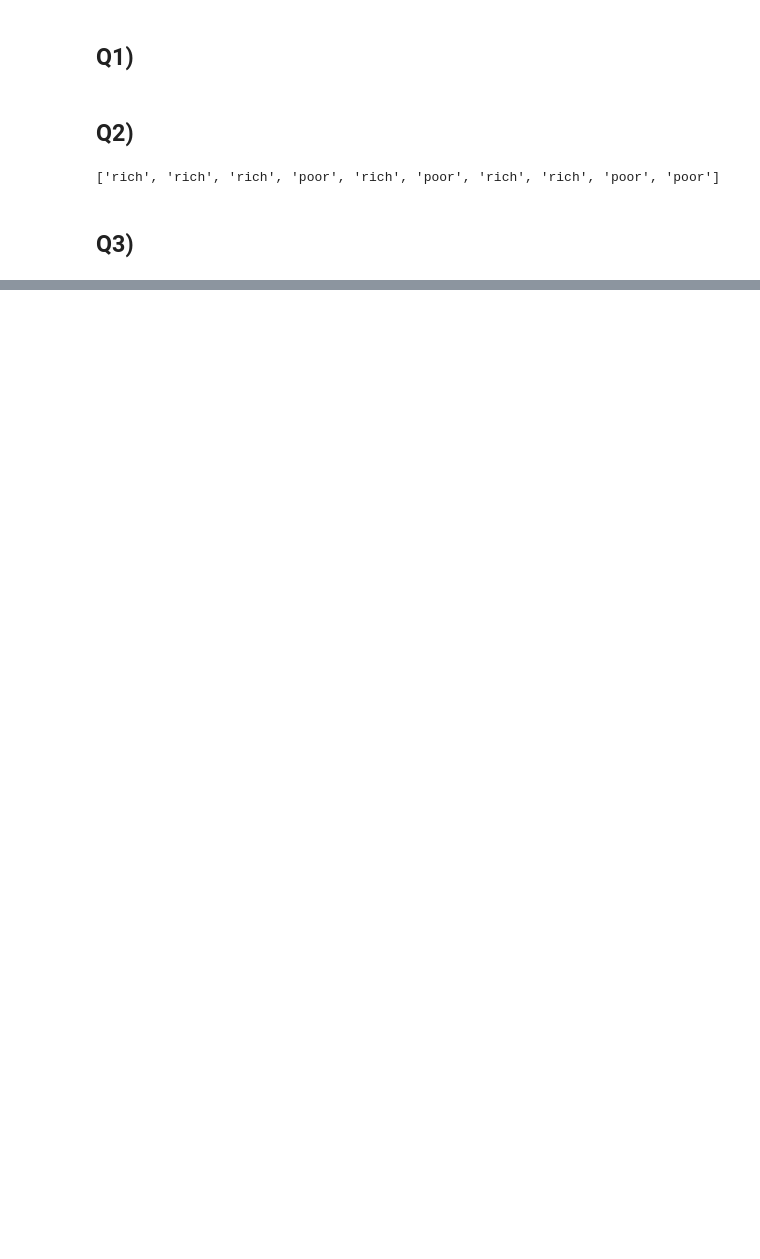
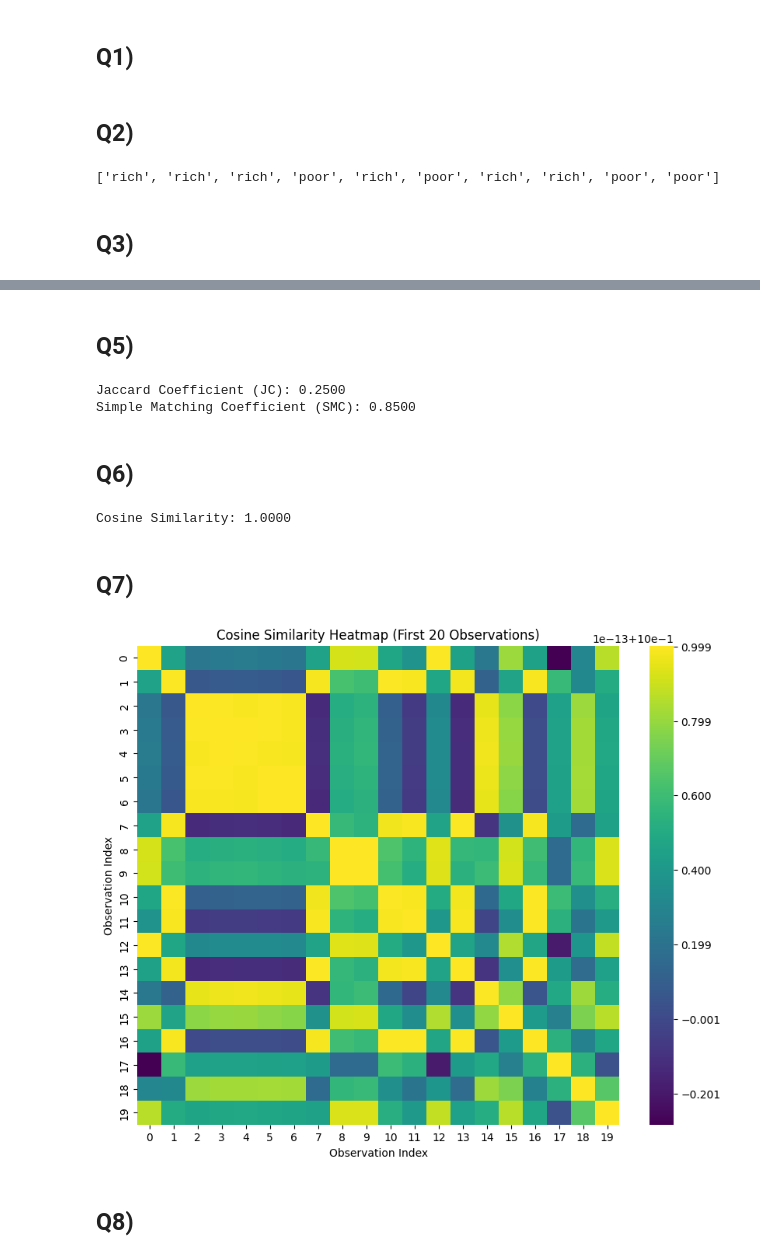
Before and after one commit to ThESLOwWoLF/ML_Lab_CSE23155, a Jupyter notebook: LAB02 CSE23155.ipynb, the cells around one changed output, grey strips where cells are left out. Saved outputs shown, nothing was run; the diff lists cells and outputs as text; code cells hidden in the pictures; blank space fills up the shorter version.

```diff
--- a/LAB02 CSE23155.ipynb
+++ b/LAB02 CSE23155.ipynb
@@ -39,0 +115,59 @@ print(d)
+# %% [markdown]
+## Q5)
+# %%
+from sklearn.preprocessing import LabelEncoder
+
+df_encoded = thyroid_df.copy()
+for col in df_encoded.select_dtypes(include='object').columns:
+    le = LabelEncoder()
+    df_encoded[col] = le.fit_transform(df_encoded[col].astype(str))
+
+binary_df = df_encoded.loc[:, df_encoded.nunique() == 2]
+vec1 = binary_df.iloc[0].to_numpy()
+vec2 = binary_df.iloc[1].to_numpy()
+
+def jaccard_smc(v1, v2):
+    f11 = np.sum((v1 == 1) & (v2 == 1))
+    f00 = np.sum((v1 == 0) & (v2 == 0))
+    f10 = np.sum((v1 == 1) & (v2 == 0))
+    f01 = np.sum((v1 == 0) & (v2 == 1))
+
+    jc = f11 / (f11 + f10 + f01) if (f11 + f10 + f01) != 0 else 0
+    smc = (f11 + f00) / (f11 + f00 + f10 + f01) if (f11 + f00 + f10 + f01) != 0 else 0
+    return jc, smc
+jc, smc = jaccard_smc(vec1, vec2)
+
+print(f"Jaccard Coefficient (JC): {jc:.4f}")
+print(f"Simple Matching Coefficient (SMC): {smc:.4f}")
+# %% [output]
+Jaccard Coefficient (JC): 0.2500
+Simple Matching Coefficient (SMC): 0.8500
+# %% [markdown]
+## Q6)
+# %%
+from sklearn.metrics.pairwise import cosine_similarity
+
+vec1 = df_encoded.iloc[0].to_numpy().reshape(1, -1)
+vec2 = df_encoded.iloc[1].to_numpy().reshape(1, -1)
+cos_sim = cosine_similarity(vec1, vec2)[0][0]
+print(f"Cosine Similarity: {cos_sim:.4f}")
+# %% [output]
+Cosine Similarity: 1.0000
+# %% [markdown]
+## Q7)
+# %%
+import matplotlib.pyplot as plt
+import seaborn as sns
+
+first_20 = df_encoded.iloc[:20]
+cos_sim_matrix = cosine_similarity(first_20)
+plt.figure(figsize=(10, 8))
+sns.heatmap(cos_sim_matrix, annot=False, cmap='viridis')
+plt.title("Cosine Similarity Heatmap (First 20 Observations)")
+plt.xlabel("Observation Index")
+plt.ylabel("Observation Index")
+plt.show()
+# %% [output]
+[figure, added]
+# %% [markdown]
+## Q8)
```
Also changed, not shown: parts of 7 cells of this notebook.
